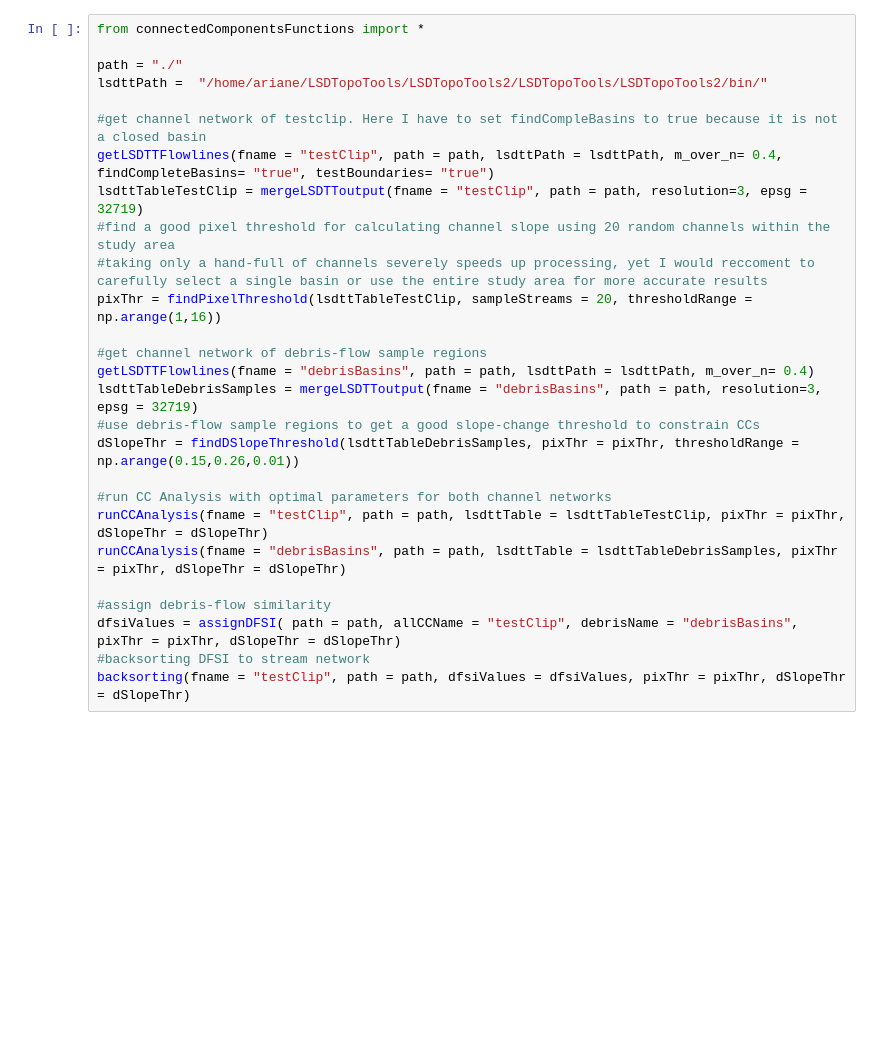
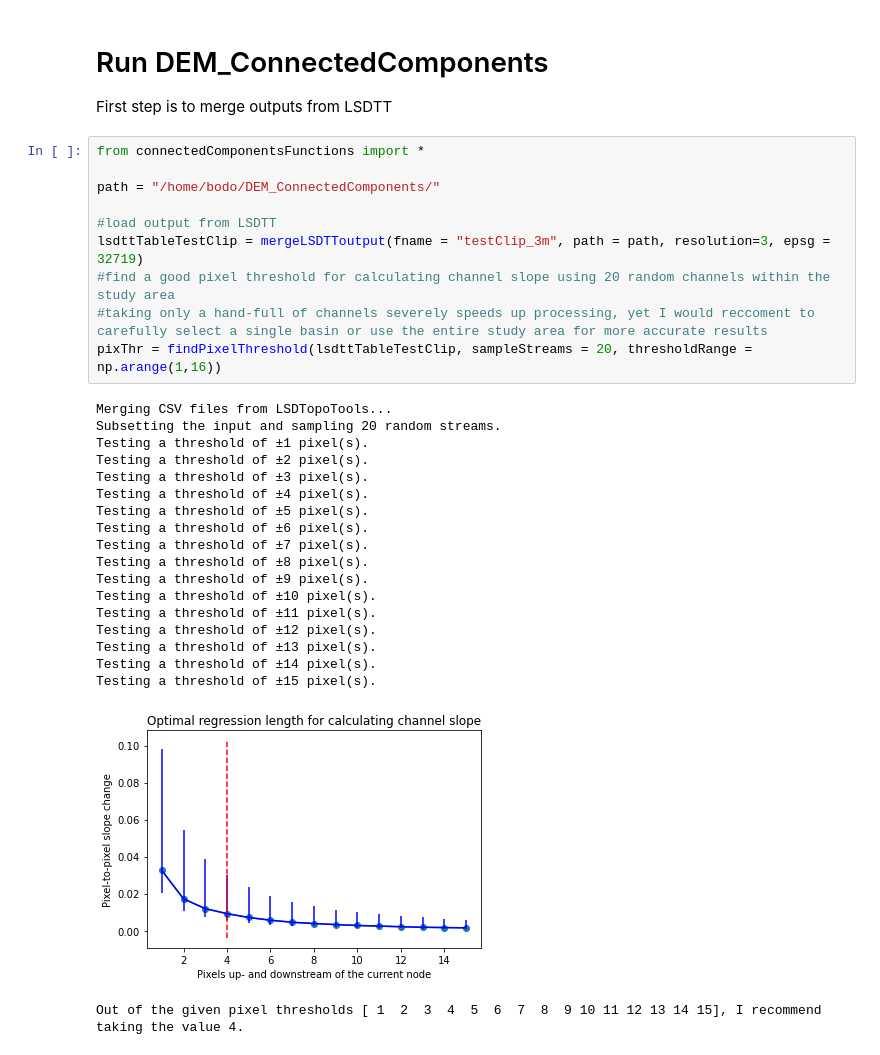
Before and after one commit to UP-RS-ESP/DEM_ConnectedComponents, a Jupyter notebook: ConnectedComponent_DEM_example.ipynb, the cells around one changed output. Saved outputs shown, nothing was run; the diff lists cells and outputs as text; blank space fills up the shorter version.

```diff
--- a/ConnectedComponent_DEM_example.ipynb
+++ b/ConnectedComponent_DEM_example.ipynb
@@ -34,27 +140,33 @@ Generate a chi map using `lsdtt-chi-mapping`.
+# %% [markdown]
+# Run DEM_ConnectedComponents
+First step is to merge outputs from LSDTT
 # %%
 from connectedComponentsFunctions import *
 
-path = "./"
-lsdttPath =  "/home/ariane/LSDTopoTools/LSDTopoTools2/LSDTopoTools/LSDTopoTools2/bin/"
+path = "/home/bodo/DEM_ConnectedComponents/"
 
-#get channel network of testclip. Here I have to set findCompleBasins to true because it is not a closed basin
-getLSDTTFlowlines(fname = "testClip", path = path, lsdttPath = lsdttPath, m_over_n= 0.4, findCompleteBasins= "true", testBoundaries= "true")
-lsdttTableTestClip = mergeLSDTToutput(fname = "testClip", path = path, resolution=3, epsg = 32719)
+#load output from LSDTT
+lsdttTableTestClip = mergeLSDTToutput(fname = "testClip_3m", path = path, resolution=3, epsg = 32719)
 #find a good pixel threshold for calculating channel slope using 20 random channels within the study area
 #taking only a hand-full of channels severely speeds up processing, yet I would reccoment to carefully select a single basin or use the entire study area for more accurate results
 pixThr = findPixelThreshold(lsdttTableTestClip, sampleStreams = 20, thresholdRange = np.arange(1,16))
-
-#get channel network of debris-flow sample regions
-getLSDTTFlowlines(fname = "debrisBasins", path = path, lsdttPath = lsdttPath, m_over_n= 0.4)
-lsdttTableDebrisSamples = mergeLSDTToutput(fname = "debrisBasins", path = path, resolution=3, epsg = 32719)
-#use debris-flow sample regions to get a good slope-change threshold to constrain CCs
-dSlopeThr = findDSlopeThreshold(lsdttTableDebrisSamples, pixThr = pixThr, thresholdRange = np.arange(0.15,0.26,0.01))
-
-#run CC Analysis with optimal parameters for both channel networks
-runCCAnalysis(fname = "testClip", path = path, lsdttTable = lsdttTableTestClip, pixThr = pixThr, dSlopeThr = dSlopeThr)
-runCCAnalysis(fname = "debrisBasins", path = path, lsdttTable = lsdttTableDebrisSamples, pixThr = pixThr, dSlopeThr = dSlopeThr)
-
-#assign debris-flow similarity
-dfsiValues = assignDFSI( path = path, allCCName = "testClip", debrisName = "debrisBasins", pixThr = pixThr, dSlopeThr = dSlopeThr)
-#backsorting DFSI to stream network
-backsorting(fname = "testClip", path = path, dfsiValues = dfsiValues, pixThr = pixThr, dSlopeThr = dSlopeThr)
+# %% [output]
+Merging CSV files from LSDTopoTools...
+Subsetting the input and sampling 20 random streams.
+Testing a threshold of ±1 pixel(s).
+Testing a threshold of ±2 pixel(s).
+Testing a threshold of ±3 pixel(s).
+Testing a threshold of ±4 pixel(s).
+Testing a threshold of ±5 pixel(s).
+Testing a threshold of ±6 pixel(s).
+Testing a threshold of ±7 pixel(s).
+Testing a threshold of ±8 pixel(s).
+Testing a threshold of ±9 pixel(s).
+Testing a threshold of ±10 pixel(s).
+Testing a threshold of ±11 pixel(s).
+Testing a threshold of ±12 pixel(s).
+Testing a threshold of ±13 pixel(s).
+Testing a threshold of ±14 pixel(s).
+Testing a threshold of ±15 pixel(s).
+[figure, added]
+Out of the given pixel thresholds [ 1  2  3  4  5  6  7  8  9 10 11 12 13 14 15], I recommend taking the value 4.
```
Also changed, not shown: parts of 4 cells of this notebook.
